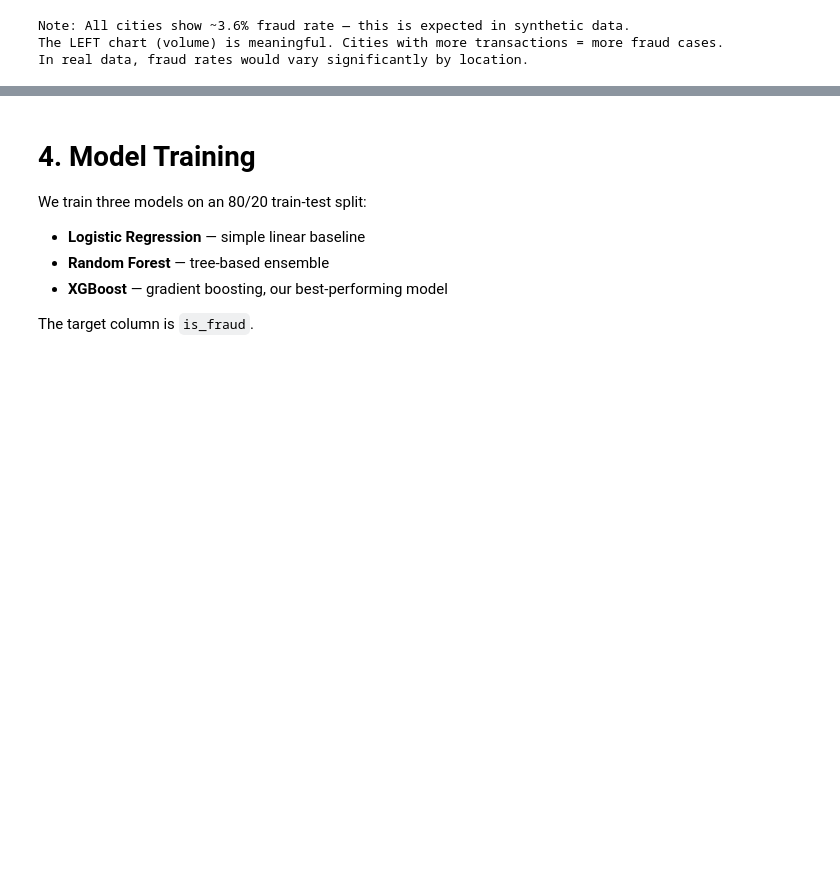
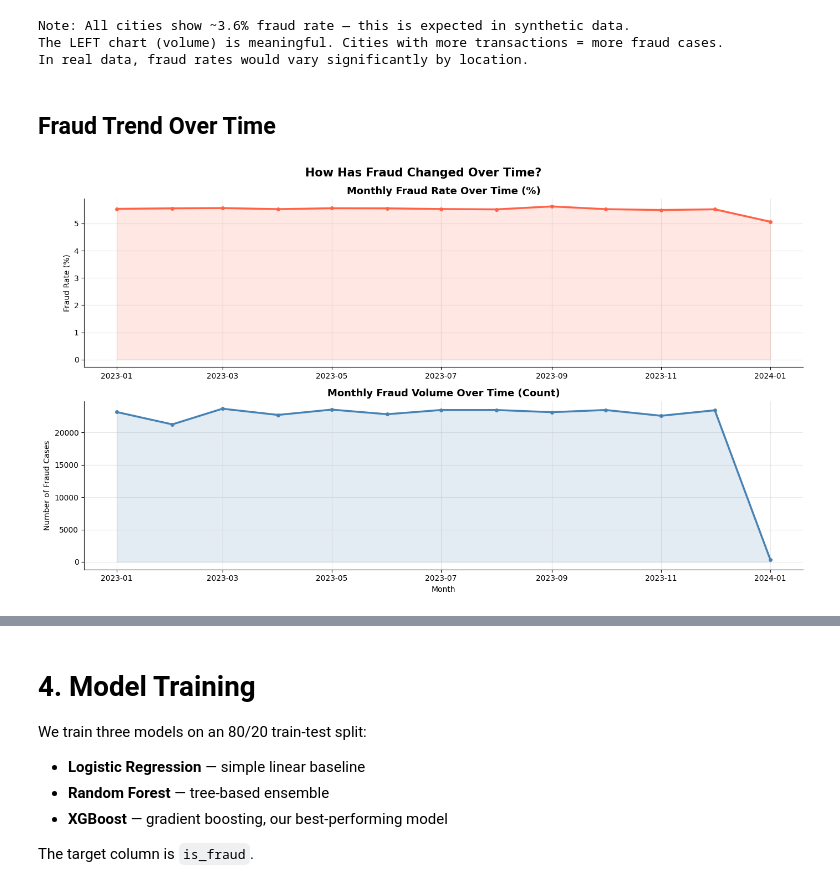
Before and after one commit to Dalin-2000/fraud-detector, a Jupyter notebook: notebooks/Fraud_Detection.ipynb, the cells around one changed output, grey strips where cells are left out. Saved outputs shown, nothing was run; the diff lists cells and outputs as text; code cells hidden in the pictures; blank space fills up the shorter version.

```diff
--- a/notebooks/Fraud_Detection.ipynb
+++ b/notebooks/Fraud_Detection.ipynb
@@ -312,12 +309,11 @@ Those columns are high‑cardinality identifiers. Models can memorize them, caus
 # %%
 drop_cols = [
     "transaction_id",
-    "sender_account",
+    "sender_account",a
     "receiver_account",
     "ip_address",
     "device_hash",
 ]
-
 df = df.drop(columns=drop_cols)
 # %%
 # Define column groups used by visualizations and model cells
@@ -766,3 +761,44 @@ print("In real data, fraud rates would vary significantly by location.")
 Note: All cities show ~3.6% fraud rate — this is expected in synthetic data.
 The LEFT chart (volume) is meaningful. Cities with more transactions = more fraud cases.
 In real data, fraud rates would vary significantly by location.
+# %% [markdown]
+## Fraud Trend Over Time
+# %%
+# Fraud trend over time — monthly line chart
+monthly_fraud = (
+    df.groupby(df['timestamp'].dt.to_period('M'))['is_fraud']
+      .agg(fraud_count='sum', total='count')
+      .assign(fraud_rate=lambda d: d['fraud_count'] / d['total'] * 100)
+)
+monthly_fraud.index = monthly_fraud.index.to_timestamp()
+
+fig, axes = plt.subplots(2, 1, figsize=(14, 8))
+
+# Top: fraud rate line
+axes[0].plot(monthly_fraud.index, monthly_fraud['fraud_rate'],
+             color='tomato', lw=2.5, marker='o', markersize=4)
+axes[0].fill_between(monthly_fraud.index, monthly_fraud['fraud_rate'],
+                     alpha=0.15, color='tomato')
+axes[0].set_title('Monthly Fraud Rate Over Time (%)', fontsize=13, fontweight='bold')
+axes[0].set_ylabel('Fraud Rate (%)')
+axes[0].grid(alpha=0.3)
+axes[0].spines['top'].set_visible(False)
+axes[0].spines['right'].set_visible(False)
+
+# Bottom: fraud volume line
+axes[1].plot(monthly_fraud.index, monthly_fraud['fraud_count'],
+             color='steelblue', lw=2.5, marker='o', markersize=4)
+axes[1].fill_between(monthly_fraud.index, monthly_fraud['fraud_count'],
+                     alpha=0.15, color='steelblue')
+axes[1].set_title('Monthly Fraud Volume Over Time (Count)', fontsize=13, fontweight='bold')
+axes[1].set_ylabel('Number of Fraud Cases')
+axes[1].set_xlabel('Month')
+axes[1].grid(alpha=0.3)
+axes[1].spines['top'].set_visible(False)
+axes[1].spines['right'].set_visible(False)
+
+plt.suptitle('How Has Fraud Changed Over Time?', fontsize=15, fontweight='bold')
+plt.tight_layout()
+plt.show()
+# %% [output]
+[figure, added]
```
Also changed, not shown: parts of 11 cells of this notebook.
